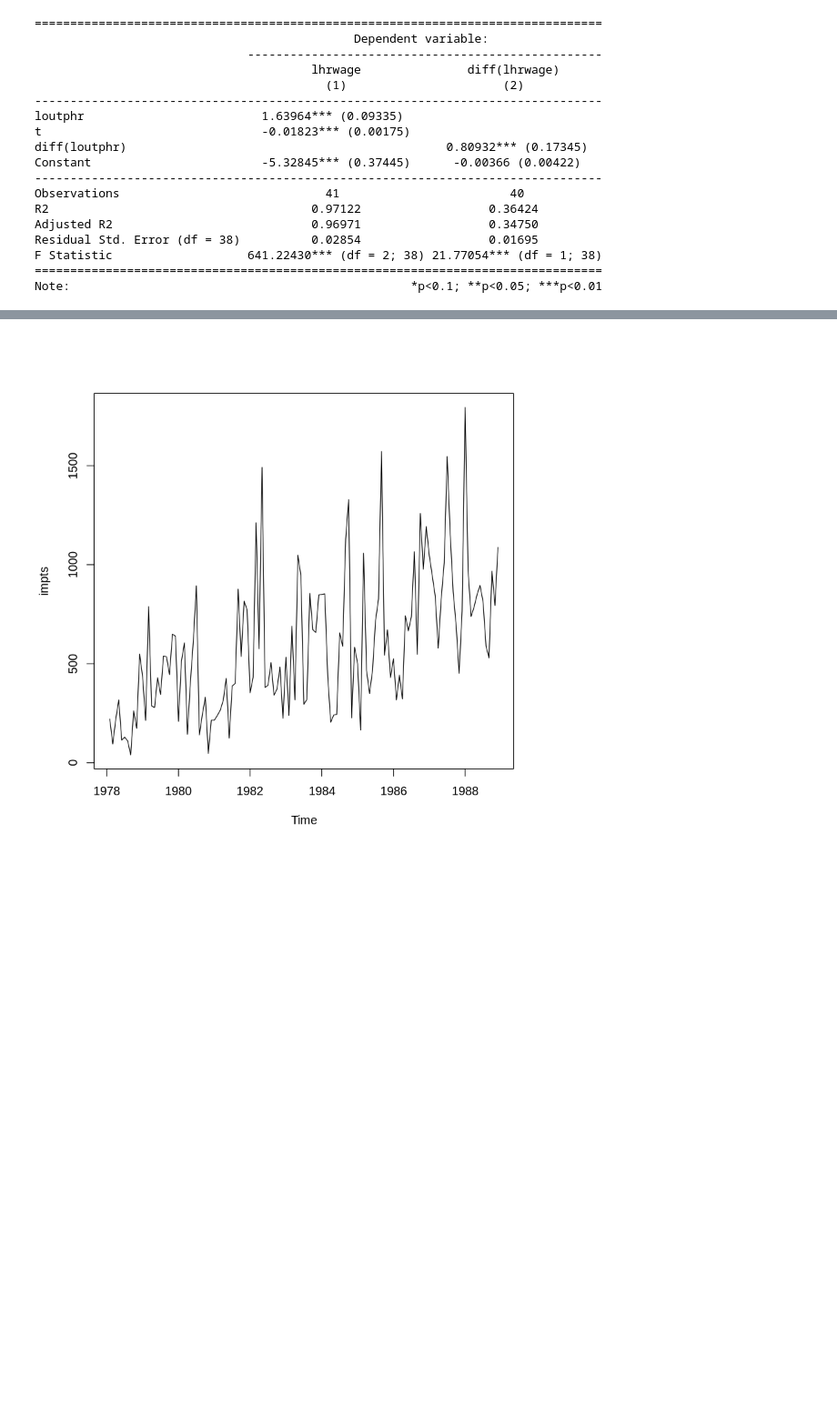
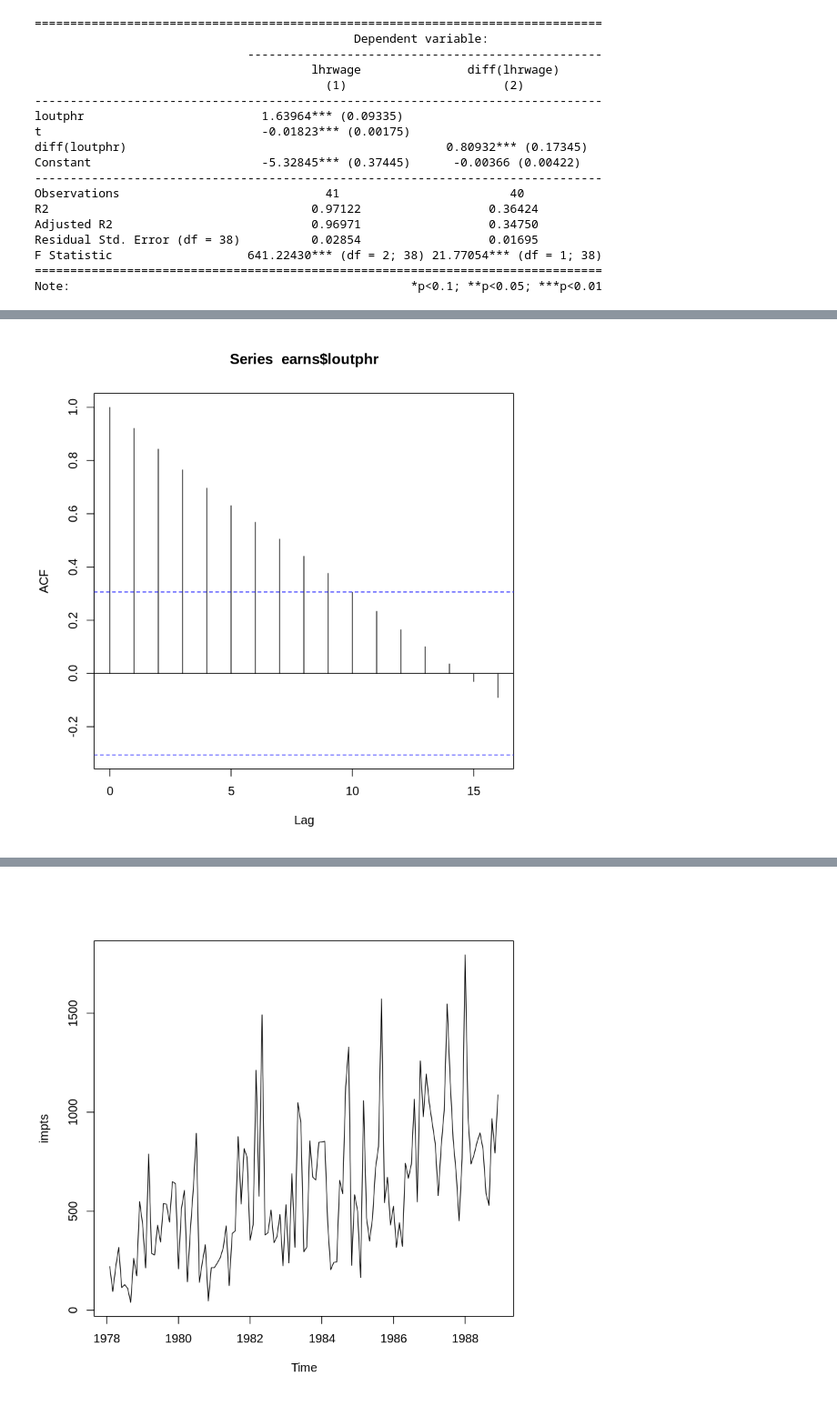
Before and after one commit to jonduan/RIntroEconometrics, a Jupyter notebook: Introductory_Econometrics_wooldridge/Chapter 11 Further Issues in Using OLS with with Time Series Data.ipynb, the cells around one changed output, grey strips where cells are left out. Shown at 91% size. Cells and saved outputs as stored; diff of their text form; code cells hidden in the pictures; blank space fills up the shorter version.

```diff
--- a/Introductory_Econometrics_wooldridge/Chapter 11 Further Issues in Using OLS with with Time Series Data.ipynb
+++ b/Introductory_Econometrics_wooldridge/Chapter 11 Further Issues in Using OLS with with Time Series Data.ipynb
@@ -47,0 +359,4 @@ Note:                                                *p<0.1; **p<0.05; ***p<0.01
+# %%
+acf(earns$loutphr)
+# %% [output]
+[figure, added]
```
Also changed, not shown: parts of 49 cells of this notebook, 7 other files.
